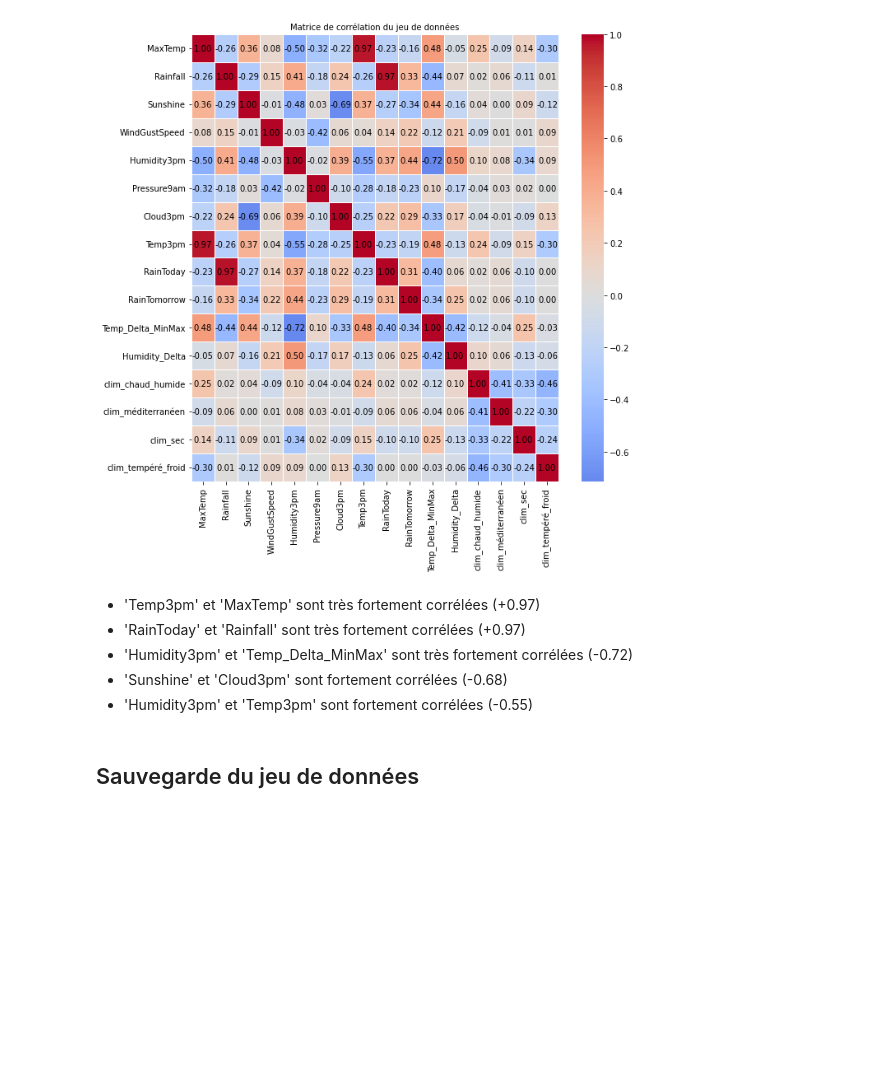
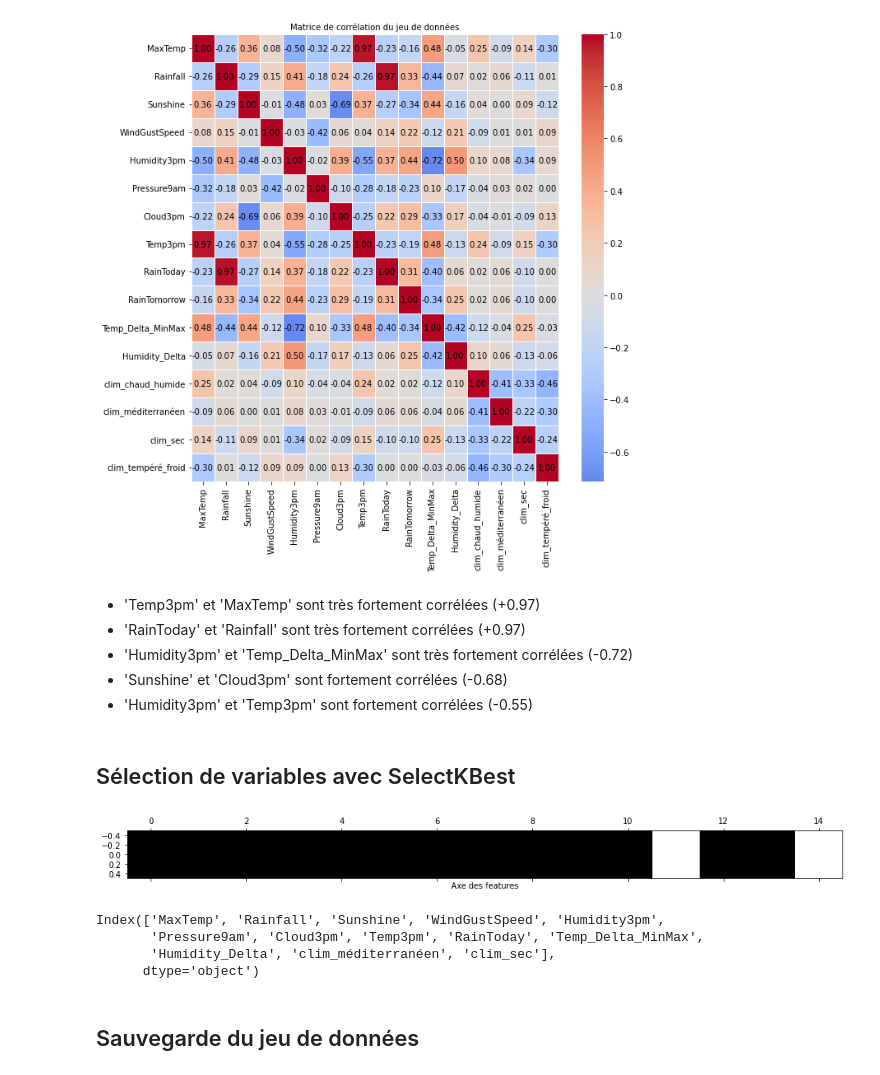
Before and after one commit to jo-charles/pyAusRainfall, a Jupyter notebook: common_pyAusRainfall_preprocessing.ipynb, the cells around one changed output. Saved outputs shown, nothing was run; the diff lists cells and outputs as text; code cells hidden in the pictures; blank space fills up the shorter version.

Commit message:
découpage de la modélisation en 3 parties
"common_pyAusRainfall_modelisation_wo_ru.ipynb" est divisé en 3 parties:
- preprocessing
- modelisation
- features selection

```diff
--- a/common_pyAusRainfall_preprocessing.ipynb
+++ b/common_pyAusRainfall_preprocessing.ipynb
@@ -567,6 +564,35 @@ plt.title('Matrice de corrélation du jeu de données', fontsize=10);
 - 'Humidity3pm' et 'Temp_Delta_MinMax' sont très fortement corrélées (-0.72)
 - 'Sunshine' et 'Cloud3pm' sont fortement corrélées (-0.68)
 - 'Humidity3pm' et 'Temp3pm' sont fortement corrélées (-0.55)
+# %% [markdown]
+## Sélection de variables avec SelectKBest
+# %%
+df = pd.read_csv("weatherAUS_Rev0.csv", index_col=0)
+df_copy = df.copy()
+# séparation des données en une matrice de données et en un vecteur cible
+data = df_copy.drop(columns=['RainTomorrow'])
+target = df_copy['RainTomorrow']
+# division des données en un ensemble d'entraînement et un ensemble de test correspondant respectivement à 80% et 20% de la quantité totale des données disponibles
+X_train, X_test, y_train, y_test = train_test_split(data, target, test_size = 0.2, random_state=123)
+# %%
+# SelectKBest nécessite des données positives pour le chi2
+X_Kbest = pd.DataFrame(MinMaxScaler().fit_transform(X_train), columns=X_train.columns)
+# %%
+sel = SelectKBest(score_func = chi2, k=13)
+sel.fit(X_Kbest, y_train)
+mask = sel.get_support()
+plt.matshow(mask.reshape(1,-1), cmap = 'gray_r')
+plt.xlabel('Axe des features');
+# %% [output]
+[figure, added]
+# %%
+select_feats = X_train.columns[mask]
+X_train.columns[mask]
+# %% [output]
+Index(['MaxTemp', 'Rainfall', 'Sunshine', 'WindGustSpeed', 'Humidity3pm',
+       'Pressure9am', 'Cloud3pm', 'Temp3pm', 'RainToday', 'Temp_Delta_MinMax',
+       'Humidity_Delta', 'clim_méditerranéen', 'clim_sec'],
+      dtype='object')
 # %% [markdown]
 ## Sauvegarde du jeu de données
 # %%
```
Also changed, not shown: parts of 2 cells of this notebook, 5 other files.
